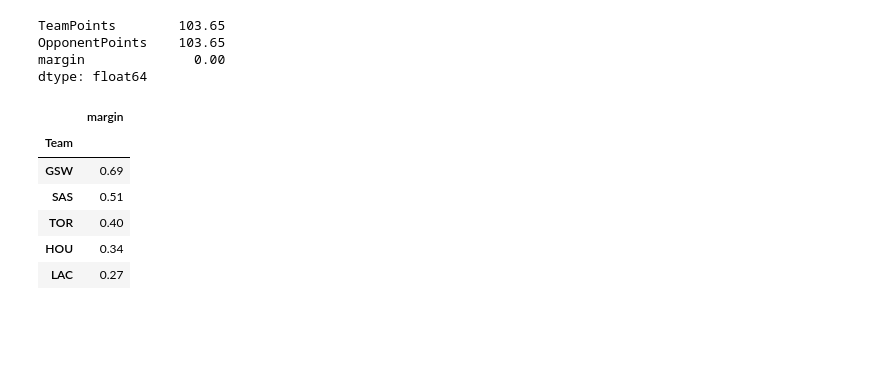
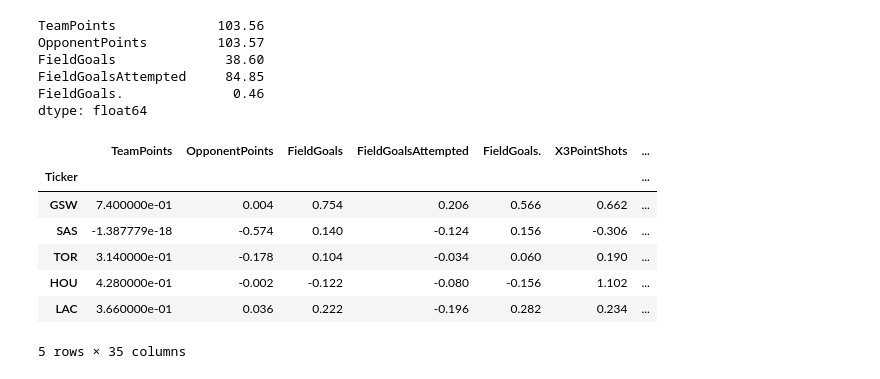
Before and after one commit to Kevin-Walsh97/Can-Championships-Be-Bought-, a Jupyter notebook: 2. Correlations/Phil_correlations v2.ipynb, the cells around one changed output. Saved outputs shown, nothing was run; the diff lists cells and outputs as text; code cells hidden in the pictures; blank space fills up the shorter version.

```diff
--- a/2. Correlations/Phil_correlations v2.ipynb
+++ b/2. Correlations/Phil_correlations v2.ipynb
@@ -93,23 +131,26 @@ team_sharpe_std_df.head()
 # %%
 # Calculate league average (margin should be zero)
-league_avg = round(team_sharpe_avg_df.mean(),2)
-league_avg
+league_mean = round(team_stats_mean.mean(),2)
+league_mean.head()
 # %% [output]
-TeamPoints        103.65
-OpponentPoints    103.65
-margin              0.00
+TeamPoints             103.56
+OpponentPoints         103.57
+FieldGoals              38.60
+FieldGoalsAttempted     84.85
+FieldGoals.              0.46
 dtype: float64
-# %%
-team_sharpe_df = round ( ( team_sharpe_avg_df - league_avg ) / team_sharpe_std_df, 2 )
-team_sharpe_df.drop(columns=['TeamPoints', 'OpponentPoints'], inplace=True)
-team_sharpe_df.sort_values(by='margin', ascending=False, inplace=True)
-team_sharpe_df.head()
-# %% [output]
-|  | margin |
-| Team |  |
-| GSW | 0.69 |
-| SAS | 0.51 |
-| TOR | 0.40 |
-| HOU | 0.34 |
-| LAC | 0.27 |
+# %%
+team_sharpe = round ( ( team_stats_mean - league_mean ) / team_stats_std, 2 )
+team_sharpe_group = team_sharpe.groupby(['Ticker']).mean()
+team_sharpe_group.sort_values(by='Margin', ascending=False, inplace=True)
+team_sharpe_group.head()
+# %% [output]
+|  | TeamPoints | OpponentPoints | FieldGoals | FieldGoalsAttempted | FieldGoals. | X3PointShots | ... |
+| Ticker |  |  |  |  |  |  | ... |
+| GSW | 7.400000e-01 | 0.004 | 0.754 | 0.206 | 0.566 | 0.662 | ... |
+| SAS | -1.387779e-18 | -0.574 | 0.140 | -0.124 | 0.156 | -0.306 | ... |
+| TOR | 3.140000e-01 | -0.178 | 0.104 | -0.034 | 0.060 | 0.190 | ... |
+| HOU | 4.280000e-01 | -0.002 | -0.122 | -0.080 | -0.156 | 1.102 | ... |
+| LAC | 3.660000e-01 | 0.036 | 0.222 | -0.196 | 0.282 | 0.234 | ... |
+5 rows × 35 columns
 # %%
```
Also changed, not shown: parts of 12 cells of this notebook.
